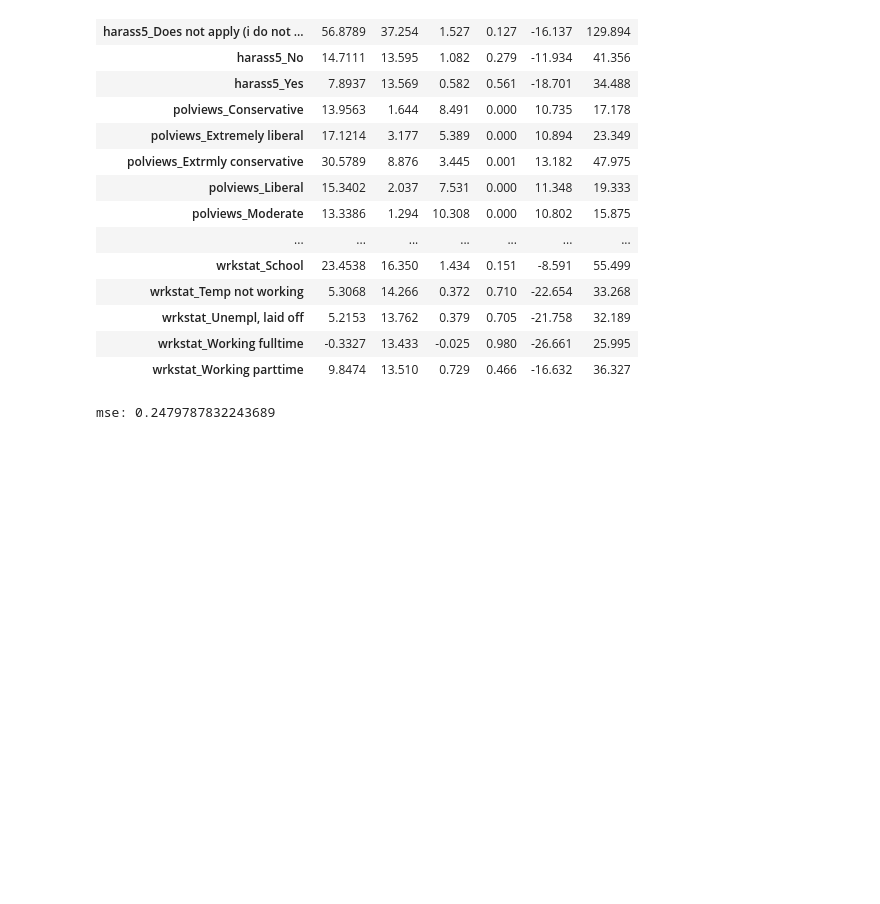
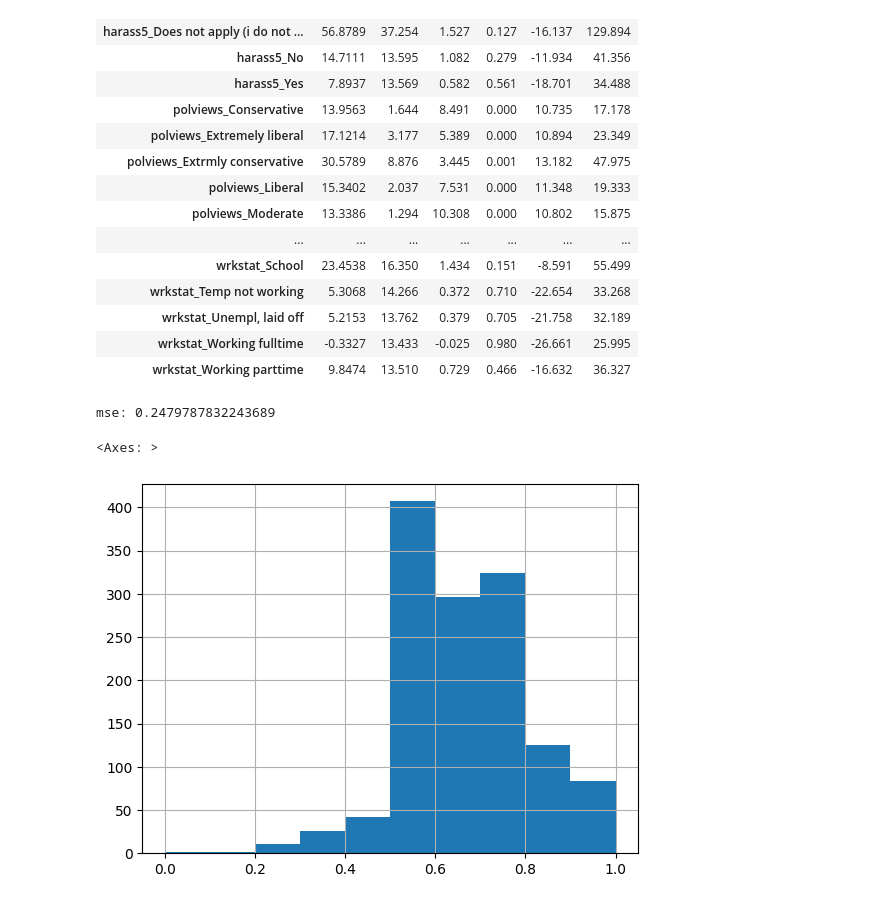
Before and after one commit to batman0911/social-stat-final-term, a Jupyter notebook: preprocessing.ipynb, the cells around one changed output. Saved outputs shown, nothing was run; the diff lists cells and outputs as text; code cells hidden in the pictures; blank space fills up the shorter version.

```diff
--- a/preprocessing.ipynb
+++ b/preprocessing.ipynb
@@ -255,3 +275,8 @@ mse = mean_squared_error(y_test, y_pred)
 print(f'mse: {mse}')
 # %% [output]
 mse: 0.2479787832243689
+# %%
+X_train['educ_center'].hist()
+# %% [output]
+<Axes: >
+[figure, added]
```
Also changed, not shown: parts of 12 cells of this notebook, 2 other files.
